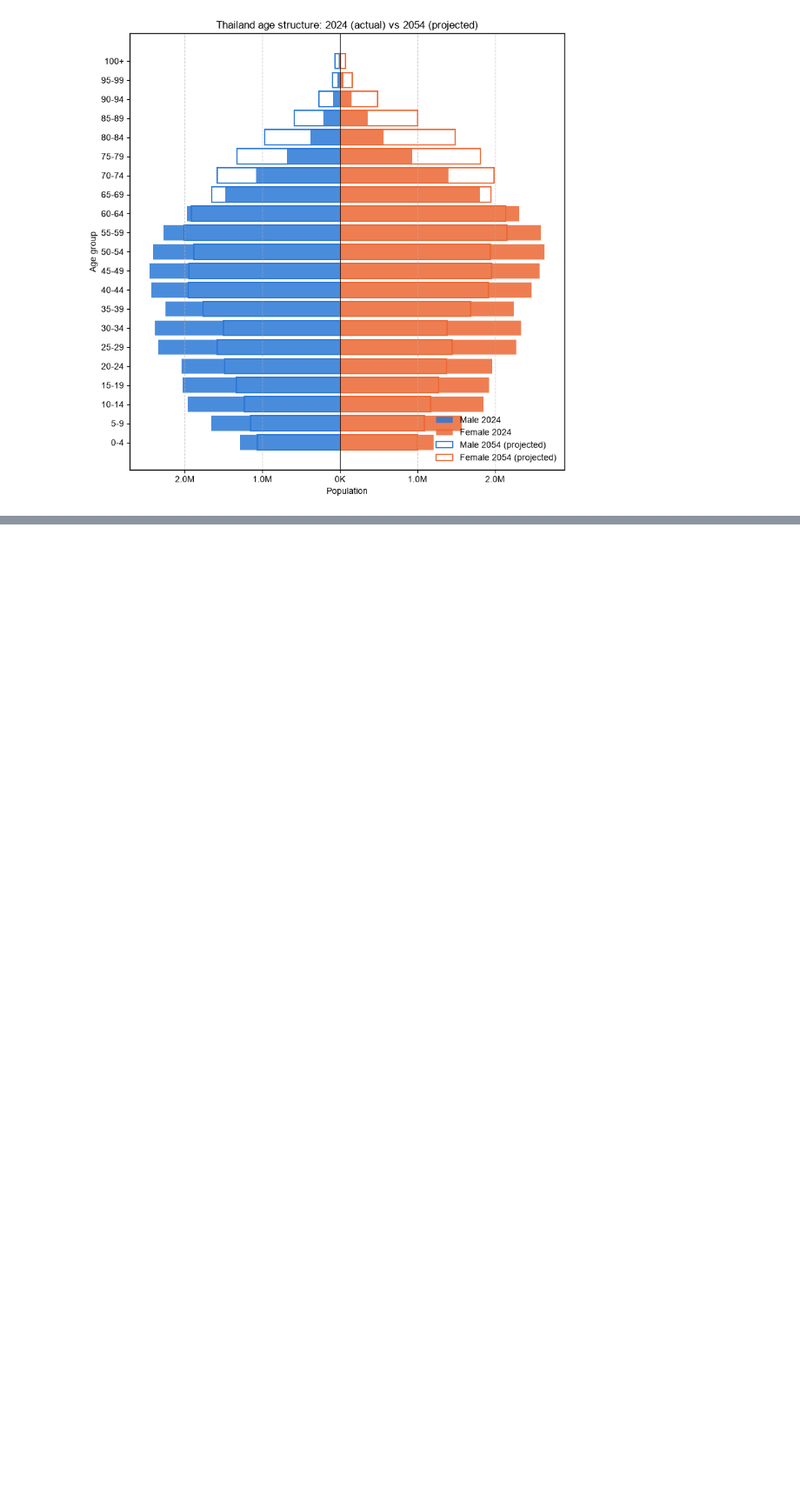
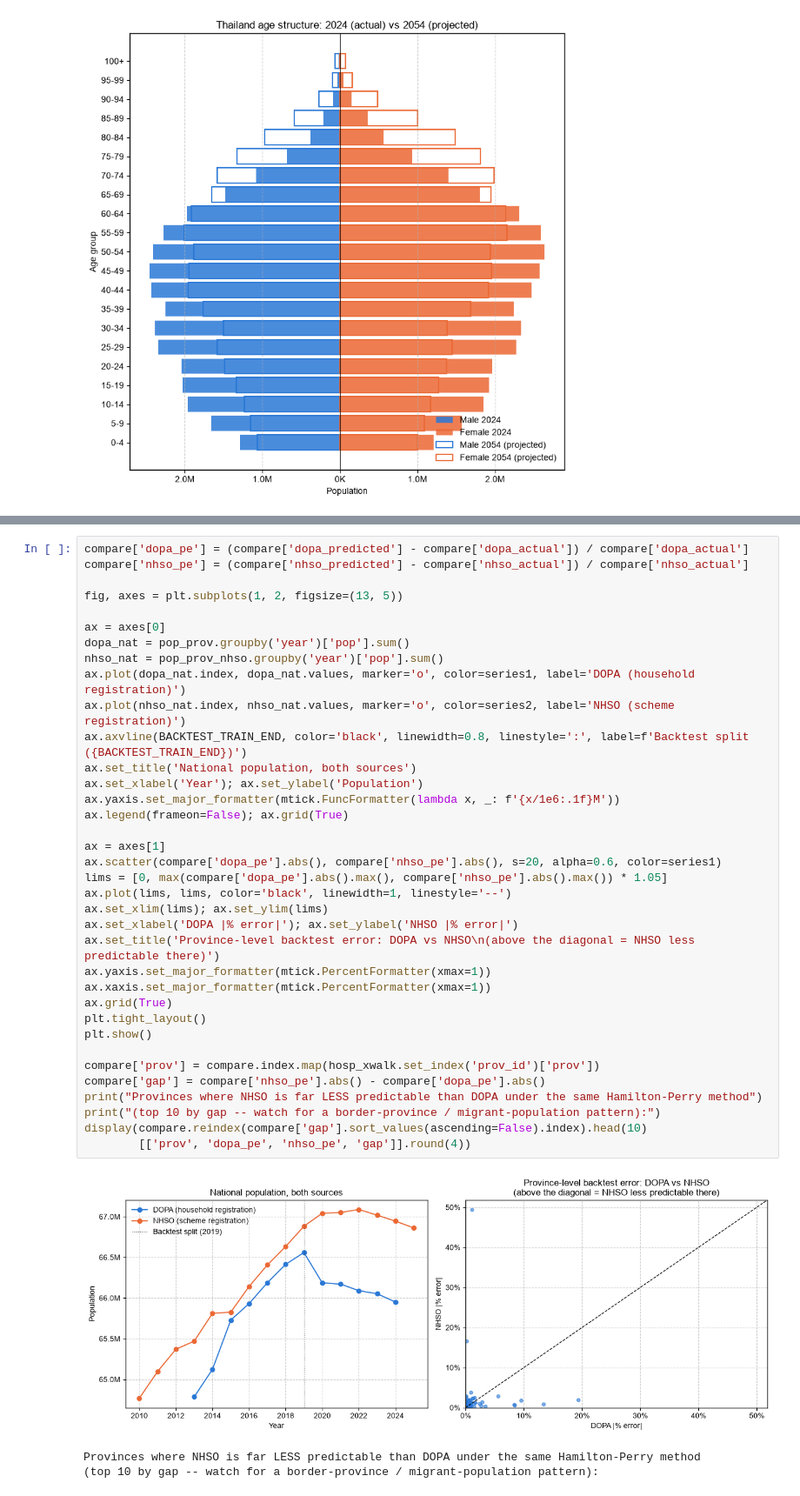
Before and after one commit to psitthirat/HRH, a Jupyter notebook: model.ipynb, the cells around one changed output, grey strips where cells are left out. Shown at 87% size. Cells and saved outputs as stored; diff of their text form; blank space fills up the shorter version.

```diff
--- a/model.ipynb
+++ b/model.ipynb
@@ -1109,0 +1120,40 @@ display(all_plans)
+# %%
+compare['dopa_pe'] = (compare['dopa_predicted'] - compare['dopa_actual']) / compare['dopa_actual']
+compare['nhso_pe'] = (compare['nhso_predicted'] - compare['nhso_actual']) / compare['nhso_actual']
+
+fig, axes = plt.subplots(1, 2, figsize=(13, 5))
+
+ax = axes[0]
+dopa_nat = pop_prov.groupby('year')['pop'].sum()
+nhso_nat = pop_prov_nhso.groupby('year')['pop'].sum()
+ax.plot(dopa_nat.index, dopa_nat.values, marker='o', color=series1, label='DOPA (household registration)')
+ax.plot(nhso_nat.index, nhso_nat.values, marker='o', color=series2, label='NHSO (scheme registration)')
+ax.axvline(BACKTEST_TRAIN_END, color='black', linewidth=0.8, linestyle=':', label=f'Backtest split ({BACKTEST_TRAIN_END})')
+ax.set_title('National population, both sources')
+ax.set_xlabel('Year'); ax.set_ylabel('Population')
+ax.yaxis.set_major_formatter(mtick.FuncFormatter(lambda x, _: f'{x/1e6:.1f}M'))
+ax.legend(frameon=False); ax.grid(True)
+
+ax = axes[1]
+ax.scatter(compare['dopa_pe'].abs(), compare['nhso_pe'].abs(), s=20, alpha=0.6, color=series1)
+lims = [0, max(compare['dopa_pe'].abs().max(), compare['nhso_pe'].abs().max()) * 1.05]
+ax.plot(lims, lims, color='black', linewidth=1, linestyle='--')
+ax.set_xlim(lims); ax.set_ylim(lims)
+ax.set_xlabel('DOPA |% error|'); ax.set_ylabel('NHSO |% error|')
+ax.set_title('Province-level backtest error: DOPA vs NHSO\n(above the diagonal = NHSO less predictable there)')
+ax.yaxis.set_major_formatter(mtick.PercentFormatter(xmax=1))
+ax.xaxis.set_major_formatter(mtick.PercentFormatter(xmax=1))
+ax.grid(True)
+plt.tight_layout()
+plt.show()
+
+compare['prov'] = compare.index.map(hosp_xwalk.set_index('prov_id')['prov'])
+compare['gap'] = compare['nhso_pe'].abs() - compare['dopa_pe'].abs()
+print("Provinces where NHSO is far LESS predictable than DOPA under the same Hamilton-Perry method")
+print("(top 10 by gap -- watch for a border-province / migrant-population pattern):")
+display(compare.reindex(compare['gap'].sort_values(ascending=False).index).head(10)
+        [['prov', 'dopa_pe', 'nhso_pe', 'gap']].round(4))
+# %% [output]
+[figure, added]
+Provinces where NHSO is far LESS predictable than DOPA under the same Hamilton-Perry method
+(top 10 by gap -- watch for a border-province / migrant-population pattern):
```
Also changed, not shown: parts of 47 cells of this notebook, 6 other files.
